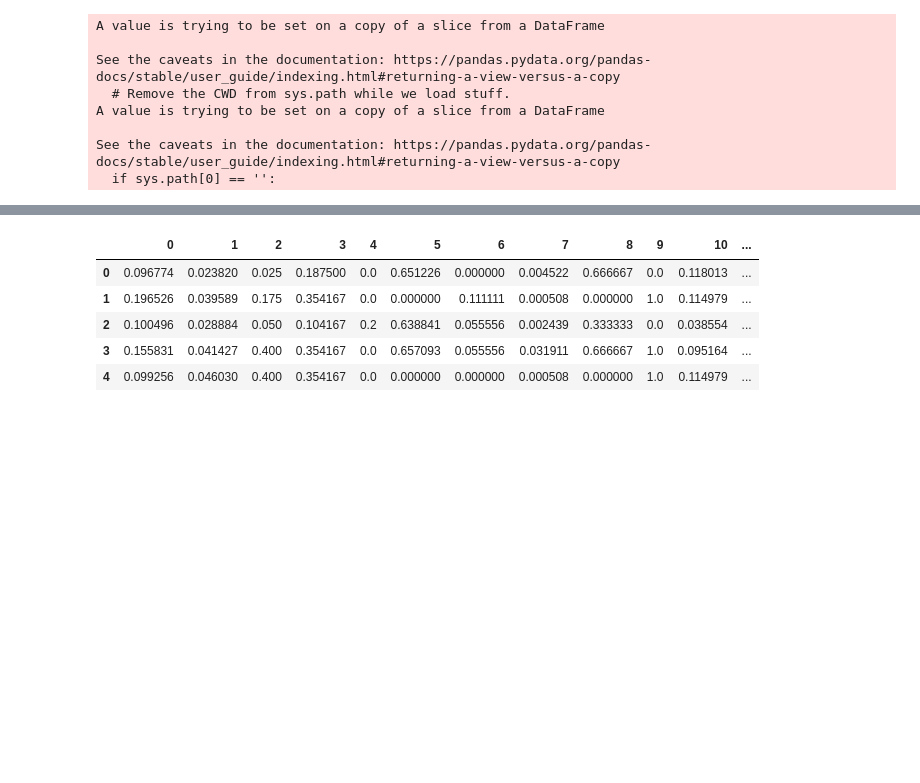
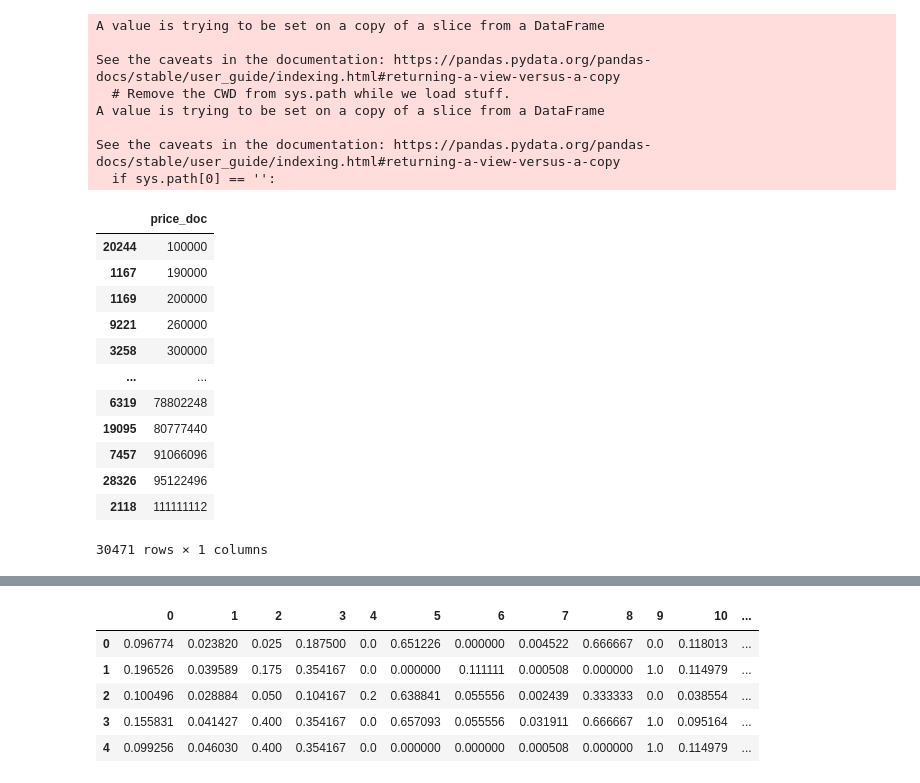
Before and after one commit to Majid-Sohrabi/MLDM_Competition_Sberbank, a Jupyter notebook: Sberbank_Russian_Housing_Market.ipynb, the cells around one changed output, grey strips where cells are left out. Saved outputs shown, nothing was run; the diff lists cells and outputs as text; code cells hidden in the pictures; blank space fills up the shorter version.

```diff
--- a/Sberbank_Russian_Housing_Market.ipynb
+++ b/Sberbank_Russian_Housing_Market.ipynb
@@ -425,3 +426,19 @@ A value is trying to be set on a copy of a slice from a DataFrame
 
 See the caveats in the documentation: https://pandas.pydata.org/pandas-docs/stable/user_guide/indexing.html#returning-a-view-versus-a-copy
   if sys.path[0] == '':
+# %%
+y_train
+# %% [output]
+|  | price_doc |
+| 20244 | 100000 |
+| 1167 | 190000 |
+| 1169 | 200000 |
+| 9221 | 260000 |
+| 3258 | 300000 |
+| ... | ... |
+| 6319 | 78802248 |
+| 19095 | 80777440 |
+| 7457 | 91066096 |
+| 28326 | 95122496 |
+| 2118 | 111111112 |
+30471 rows × 1 columns
```
Also changed, not shown: parts of 31 cells of this notebook.
